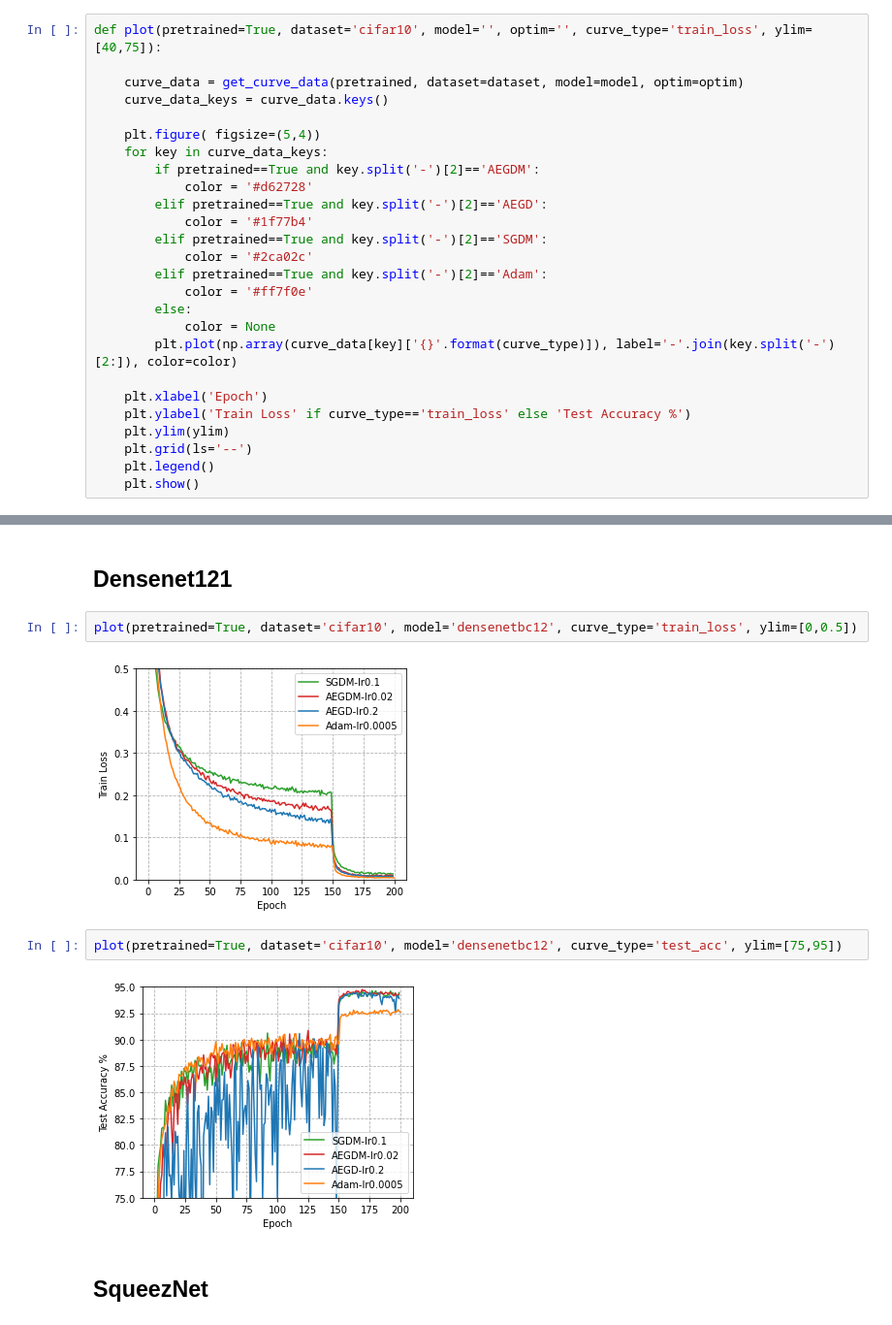
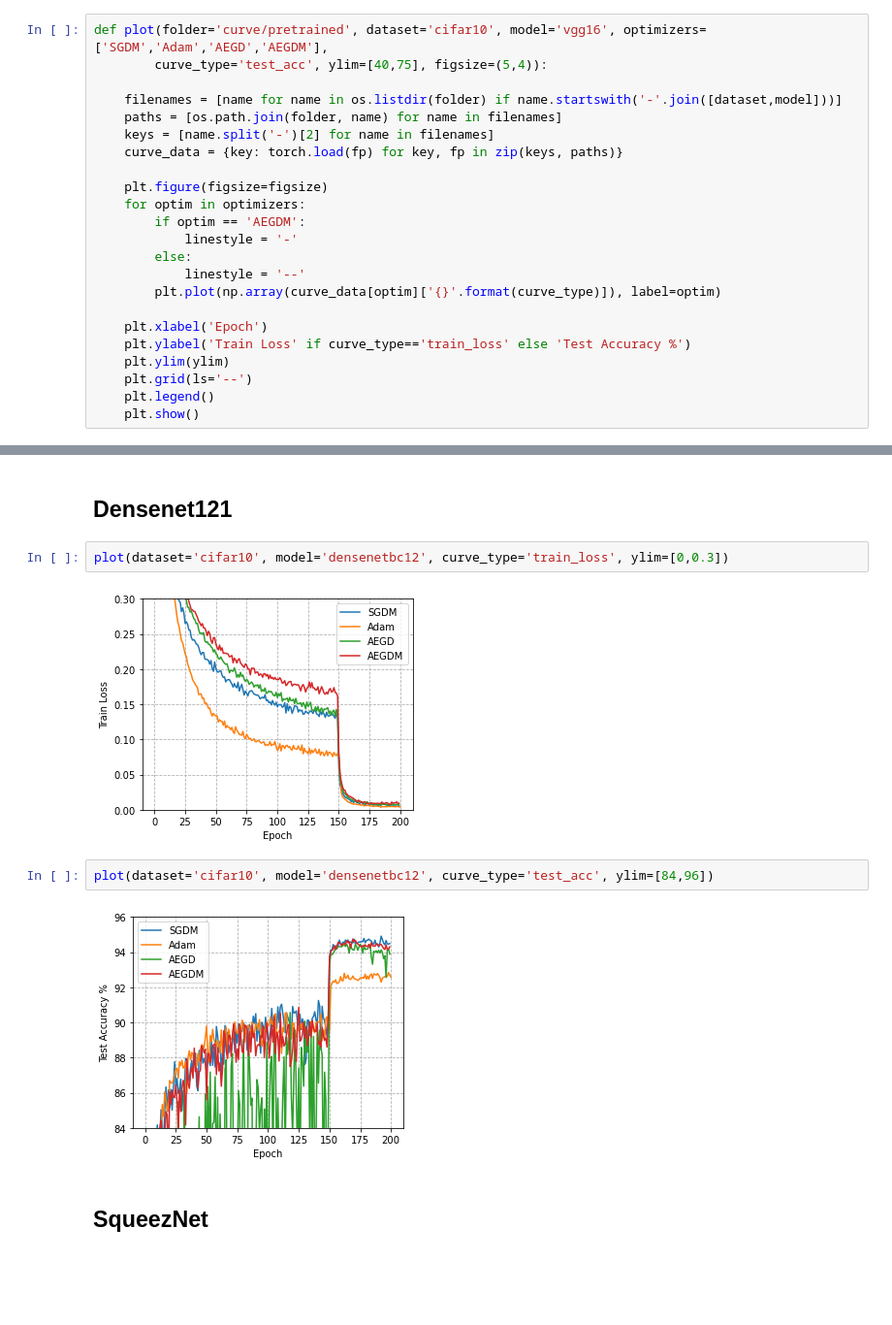
Before and after one commit to txping/AEGDM, a Jupyter notebook: visualization.ipynb, the cells around one changed output, grey strips where cells are left out. Shown: that part at 97% size. Saved outputs shown, nothing was run; the diff lists cells and outputs as text; blank space fills up the shorter version.

```diff
--- a/visualization.ipynb
+++ b/visualization.ipynb
@@ -19,22 +8,19 @@ def get_curve_data(pretrained=True, dataset='cifar10', model='', optim=''):
 # %%
-def plot(pretrained=True, dataset='cifar10', model='', optim='', curve_type='train_loss', ylim=[40,75]):
+def plot(folder='curve/pretrained', dataset='cifar10', model='vgg16', optimizers=['SGDM','Adam','AEGD','AEGDM'],
+        curve_type='test_acc', ylim=[40,75], figsize=(5,4)):
 
-    curve_data = get_curve_data(pretrained, dataset=dataset, model=model, optim=optim)
-    curve_data_keys = curve_data.keys()
+    filenames = [name for name in os.listdir(folder) if name.startswith('-'.join([dataset,model]))]
+    paths = [os.path.join(folder, name) for name in filenames]
+    keys = [name.split('-')[2] for name in filenames]
+    curve_data = {key: torch.load(fp) for key, fp in zip(keys, paths)}
 
-    plt.figure( figsize=(5,4))
-    for key in curve_data_keys:
-        if pretrained==True and key.split('-')[2]=='AEGDM':
-            color = '#d62728'
-        elif pretrained==True and key.split('-')[2]=='AEGD':
-            color = '#1f77b4'
-        elif pretrained==True and key.split('-')[2]=='SGDM':
-            color = '#2ca02c'
-        elif pretrained==True and key.split('-')[2]=='Adam':
-            color = '#ff7f0e'
+    plt.figure(figsize=figsize)
+    for optim in optimizers:
+        if optim == 'AEGDM':
+            linestyle = '-'
         else:
-            color = None
-        plt.plot(np.array(curve_data[key]['{}'.format(curve_type)]), label='-'.join(key.split('-')[2:]), color=color)
+            linestyle = '--'
+        plt.plot(np.array(curve_data[optim]['{}'.format(curve_type)]), label=optim)
 
     plt.xlabel('Epoch')
     plt.ylabel('Train Loss' if curve_type=='train_loss' else 'Test Accuracy %')
@@ -75,13 +51,13 @@ plot(pretrained=True, dataset='cifar10', model='resnet56', curve_type='test_acc'
 # %% [markdown]
 ## Densenet121
 # %%
-plot(pretrained=True, dataset='cifar10', model='densenetbc12', curve_type='train_loss', ylim=[0,0.5])
+plot(dataset='cifar10', model='densenetbc12', curve_type='train_loss', ylim=[0,0.3])
 # %% [output]
-[figure, old version]
+[figure, new version]
 # %%
-plot(pretrained=True, dataset='cifar10', model='densenetbc12', curve_type='test_acc', ylim=[75,95])
+plot(dataset='cifar10', model='densenetbc12', curve_type='test_acc', ylim=[84,96])
 # %% [output]
-[figure, old version]
+[figure, new version]
 # %% [markdown]
 ## SqueezNet
 # %%
```
Also changed, not shown: parts of 12 cells of this notebook.
